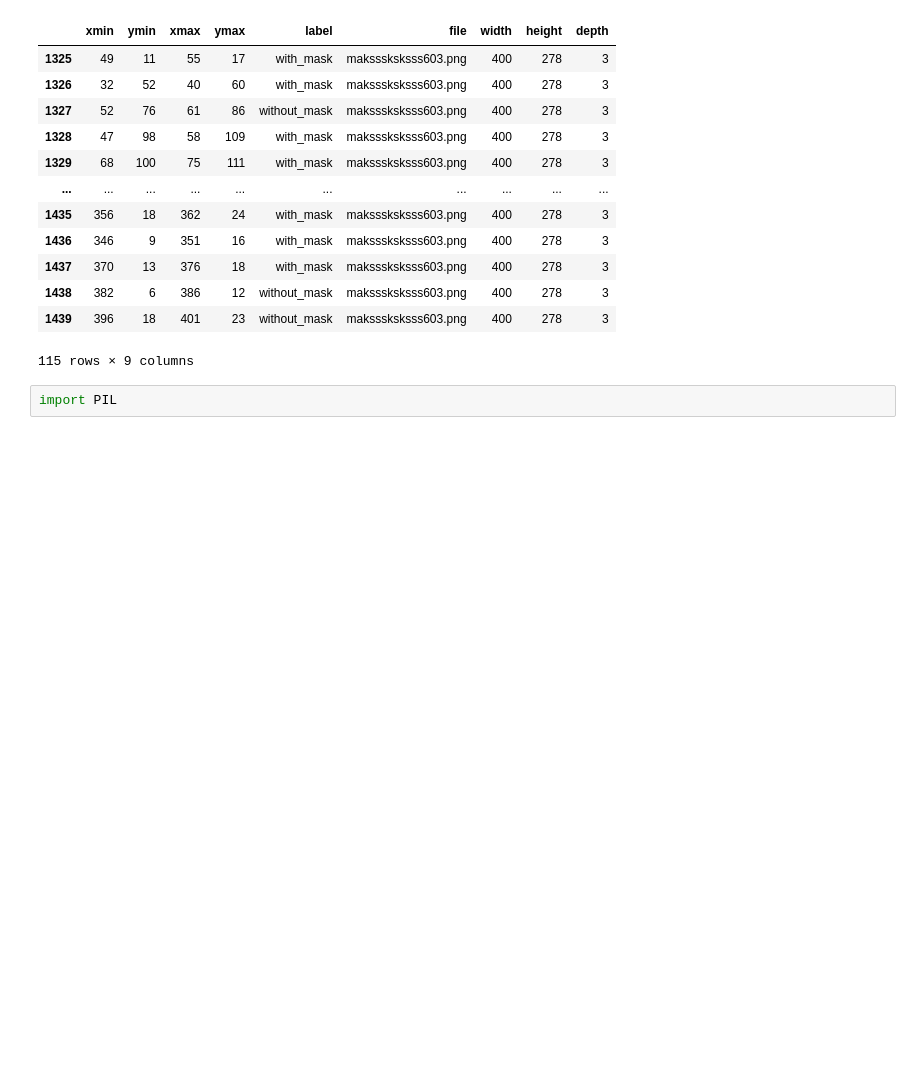
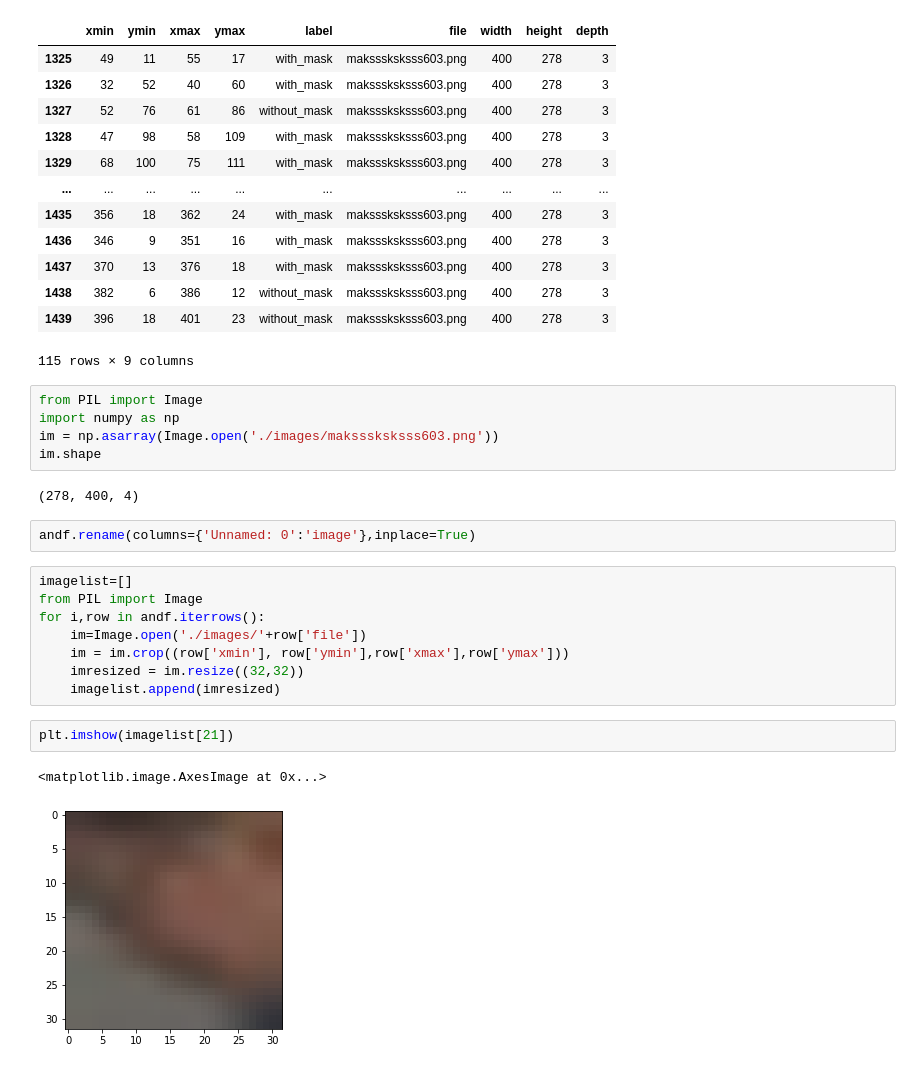
Before and after one commit to mlukan/GDA3B2021, a Jupyter notebook: ProjectFaceMask/facemask_data_parser.ipynb, the cells around one changed output. Saved outputs shown, nothing was run; the diff lists cells and outputs as text; blank space fills up the shorter version.

```diff
--- a/ProjectFaceMask/facemask_data_parser.ipynb
+++ b/ProjectFaceMask/facemask_data_parser.ipynb
@@ -108,5 +111,25 @@ annotdf[annotdf['file']=='maksssksksss603.png']
 | 1438 | 382 | 6 | 386 | 12 | without_mask | maksssksksss603.png | 400 | 278 | 3 |
 | 1439 | 396 | 18 | 401 | 23 | without_mask | maksssksksss603.png | 400 | 278 | 3 |
 115 rows × 9 columns
-# %%
-import PIL
+# %%
+from PIL import Image
+import numpy as np
+im = np.asarray(Image.open('./images/maksssksksss603.png'))
+im.shape
+# %% [output]
+(278, 400, 4)
+# %%
+andf.rename(columns={'Unnamed: 0':'image'},inplace=True)
+# %%
+imagelist=[]
+from PIL import Image
+for i,row in andf.iterrows():
+    im=Image.open('./images/'+row['file'])
+    im = im.crop((row['xmin'], row['ymin'],row['xmax'],row['ymax']))
+    imresized = im.resize((32,32))
+    imagelist.append(imresized)
+# %%
+plt.imshow(imagelist[21])
+# %% [output]
+<matplotlib.image.AxesImage at 0x...>
+[figure, added]
```
Also changed, not shown: parts of 10 cells of this notebook.
